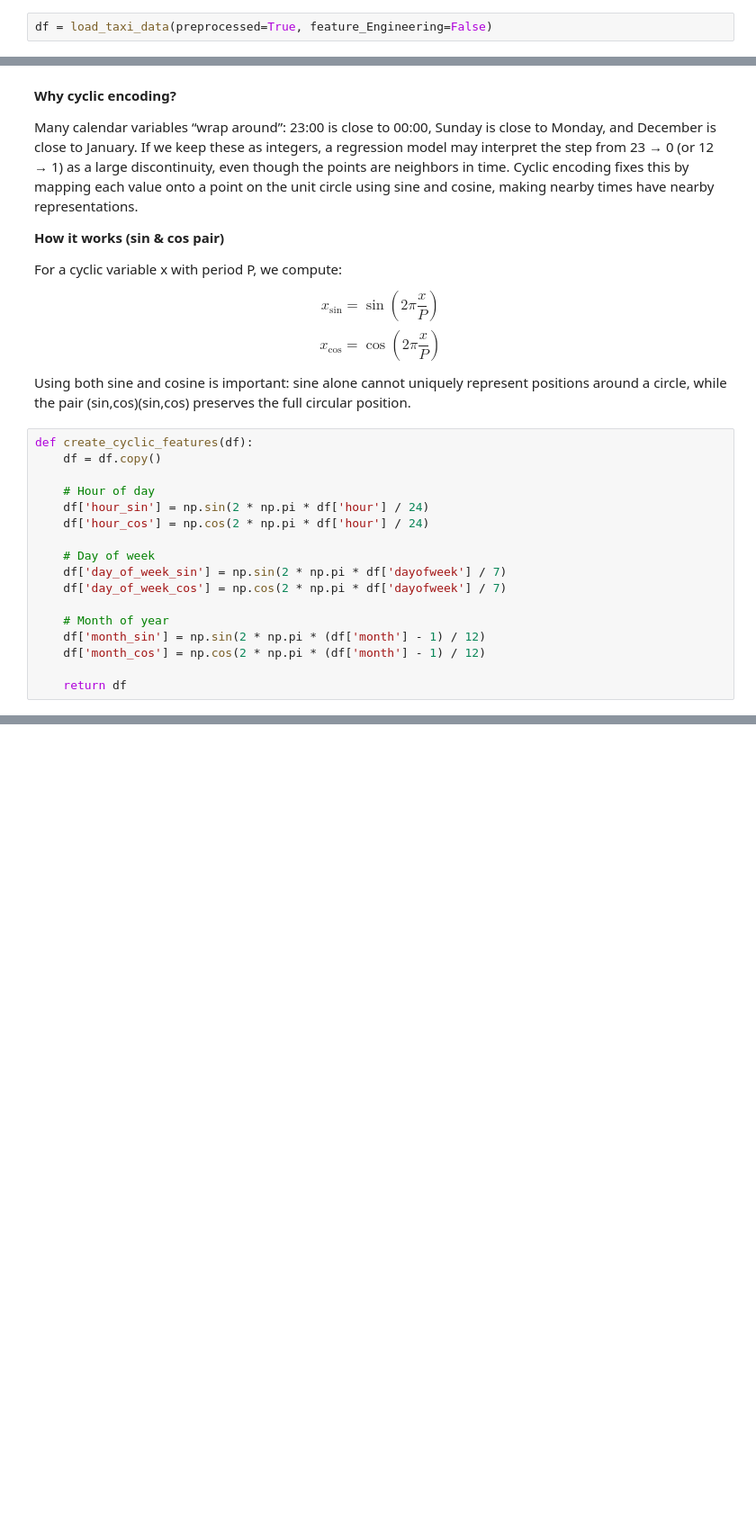
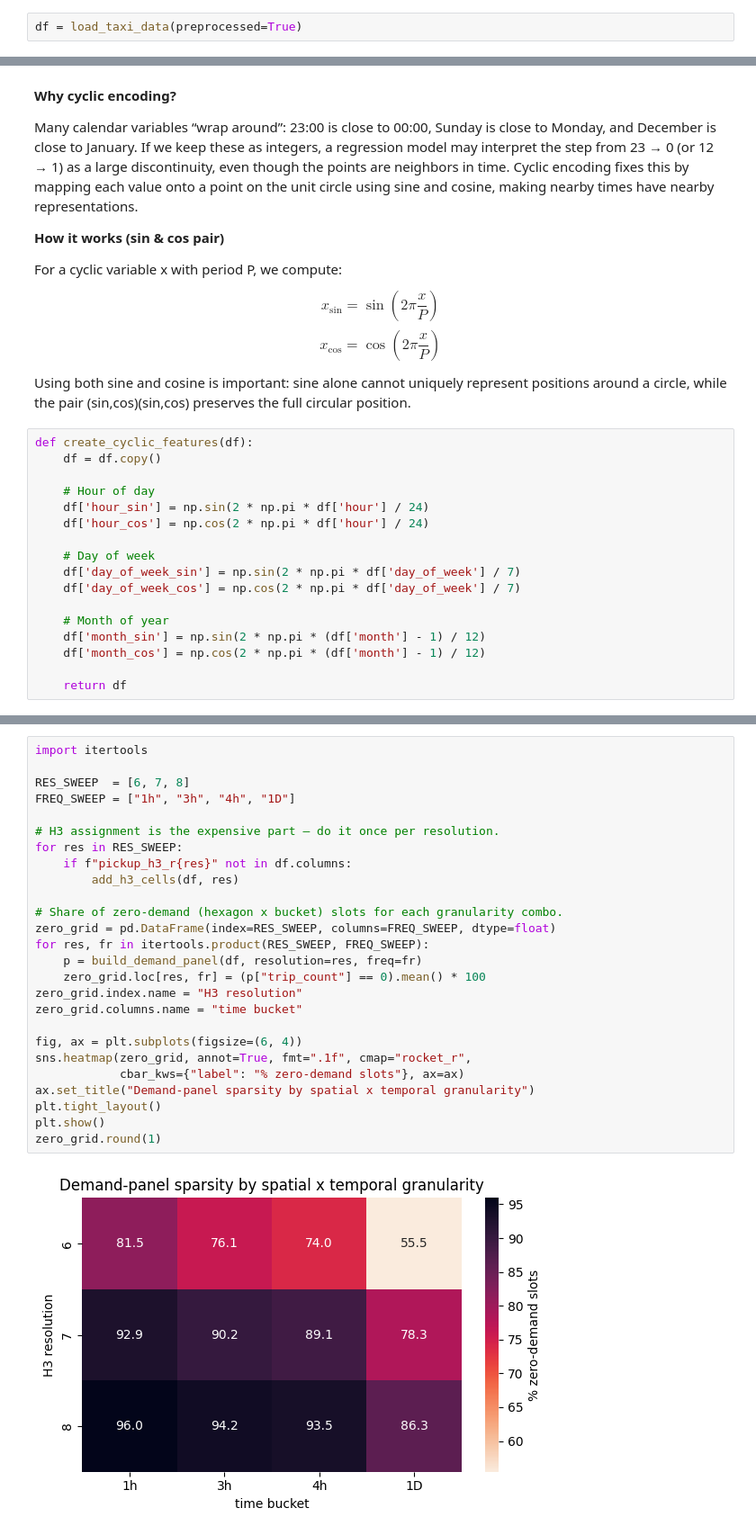
Before and after one commit to timoerc/AAA26-Chicago-Mobility, a Jupyter notebook: notebooks/04_feature_engineering.ipynb, the cells around one changed output, grey strips where cells are left out. Shown at 90% size. Saved outputs shown, nothing was run; the diff lists cells and outputs as text; blank space fills up the shorter version.

Commit message:
add aggregation panel for prediction

```diff
--- a/notebooks/04_feature_engineering.ipynb
+++ b/notebooks/04_feature_engineering.ipynb
@@ -21,7 +21,7 @@ os.chdir(ROOT_DIR)
 
 from scripts.helpers.datasets import load_taxi_data
 # %%
-df = load_taxi_data(preprocessed=True, feature_Engineering=False)
+df = load_taxi_data(preprocessed=True)
 # %%
 df['speed_mph'] = df['trip_miles'] / (df['trip_seconds'] / 3600)
 df['speed_mph'].describe(percentiles=[0.01, 0.05, 0.5, 0.95, 0.99, 0.999]).T.round(2)
@@ -102,8 +102,8 @@ def create_cyclic_features(df):
     df['hour_cos'] = np.cos(2 * np.pi * df['hour'] / 24)
 
     # Day of week
-    df['day_of_week_sin'] = np.sin(2 * np.pi * df['dayofweek'] / 7)
-    df['day_of_week_cos'] = np.cos(2 * np.pi * df['dayofweek'] / 7)
+    df['day_of_week_sin'] = np.sin(2 * np.pi * df['day_of_week'] / 7)
+    df['day_of_week_cos'] = np.cos(2 * np.pi * df['day_of_week'] / 7)
 
     # Month of year
     df['month_sin'] = np.sin(2 * np.pi * (df['month'] - 1) / 12)
@@ -115,0 +185,28 @@ df.head()
+# %%
+import itertools
+
+RES_SWEEP  = [6, 7, 8]
+FREQ_SWEEP = ["1h", "3h", "4h", "1D"]
+
+# H3 assignment is the expensive part — do it once per resolution.
+for res in RES_SWEEP:
+    if f"pickup_h3_r{res}" not in df.columns:
+        add_h3_cells(df, res)
+
+# Share of zero-demand (hexagon x bucket) slots for each granularity combo.
+zero_grid = pd.DataFrame(index=RES_SWEEP, columns=FREQ_SWEEP, dtype=float)
+for res, fr in itertools.product(RES_SWEEP, FREQ_SWEEP):
+    p = build_demand_panel(df, resolution=res, freq=fr)
+    zero_grid.loc[res, fr] = (p["trip_count"] == 0).mean() * 100
+zero_grid.index.name = "H3 resolution"
+zero_grid.columns.name = "time bucket"
+
+fig, ax = plt.subplots(figsize=(6, 4))
+sns.heatmap(zero_grid, annot=True, fmt=".1f", cmap="rocket_r",
+            cbar_kws={"label": "% zero-demand slots"}, ax=ax)
+ax.set_title("Demand-panel sparsity by spatial x temporal granularity")
+plt.tight_layout()
+plt.show()
+zero_grid.round(1)
+# %% [output]
+[figure, added]
```
Also changed, not shown: parts of 12 cells of this notebook, 1 other file.
